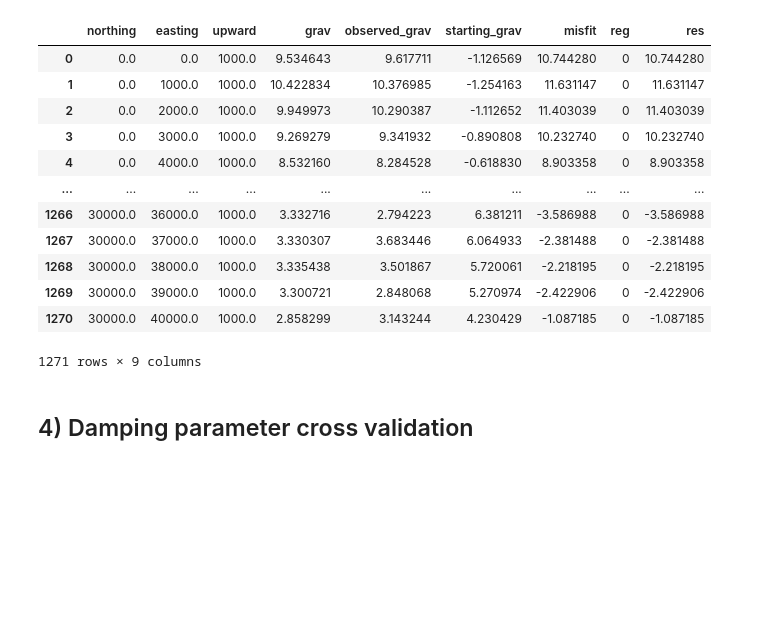
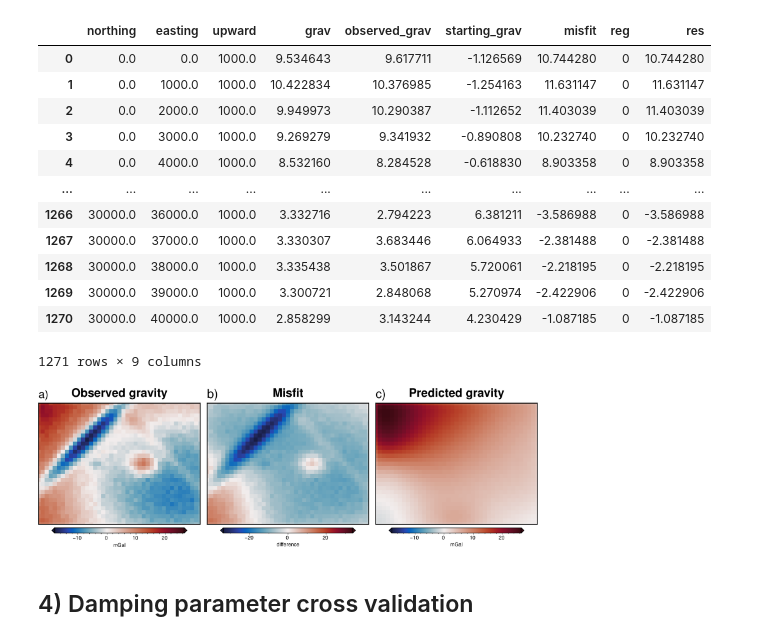
Before and after one commit to mdtanker/invert4geom, a Jupyter notebook: docs/user_guide/combining_it_all.ipynb, the cells around one changed output. Saved outputs shown, nothing was run; the diff lists cells and outputs as text; code cells hidden in the pictures; blank space fills up the shorter version.

```diff
--- a/docs/user_guide/combining_it_all.ipynb
+++ b/docs/user_guide/combining_it_all.ipynb
@@ -247,6 +242,31 @@ grav_df
 | 1269 | 30000.0 | 39000.0 | 1000.0 | 3.300721 | 2.848068 | 5.270974 | -2.422906 | 0 | -2.422906 |
 | 1270 | 30000.0 | 40000.0 | 1000.0 | 2.858299 | 3.143244 | 4.230429 | -1.087185 | 0 | -1.087185 |
 1271 rows × 9 columns
+# %%
+_ = polar_utils.grd_compare(
+    grav_df.set_index(["northing", "easting"]).to_xarray().observed_grav,
+    grav_df.set_index(["northing", "easting"]).to_xarray().starting_grav,
+    # plot_type="xarray",
+    fig_height=7,
+    plot=True,
+    grid1_name="Observed gravity",
+    grid2_name="Predicted gravity",
+    # robust=True,
+    # hist=True,
+    cmap="balance+h0",
+    inset=False,
+    verbose="q",
+    title="Misfit",
+    rmse_in_title=False,
+    grounding_line=False,
+    # reverse_cpt=True,
+    # cmap="rain",
+    # points=constraint_points.rename(columns={"easting": "x", "northing": "y"}),
+    cbar_label="mGal",
+    subplot_labels=True,
+)
+# %% [output]
+[figure, added]
 # %% [markdown]
 ## 4) Damping parameter cross validation
 # %%
```
Also changed, not shown: parts of 6 cells of this notebook, 19 other files.
